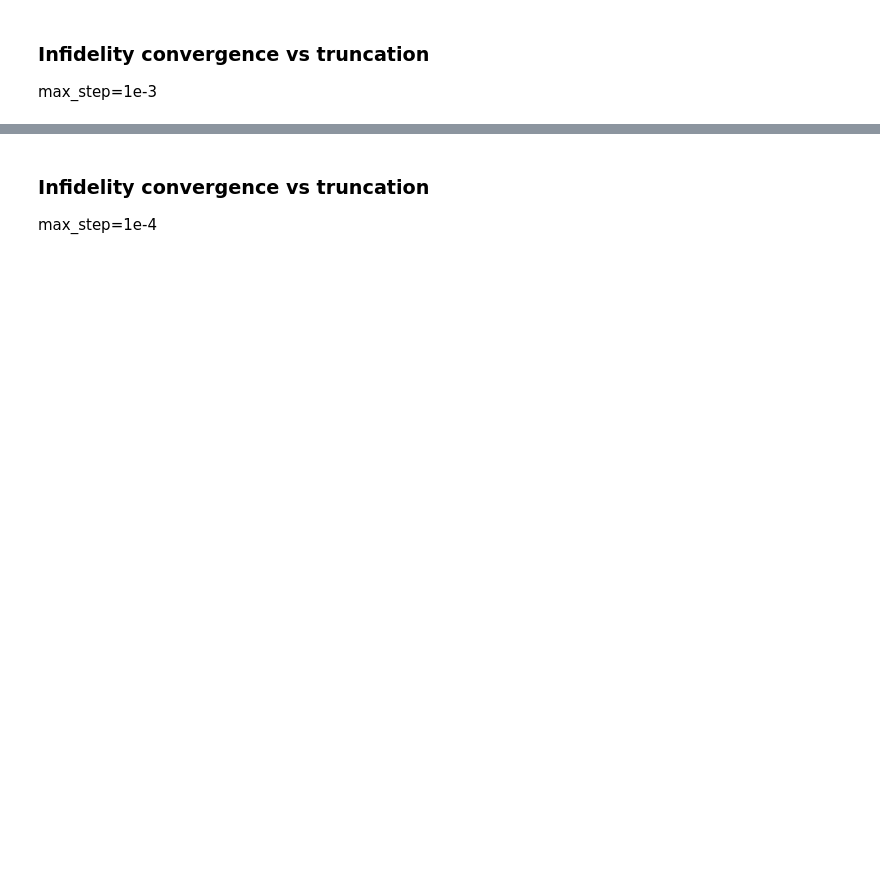
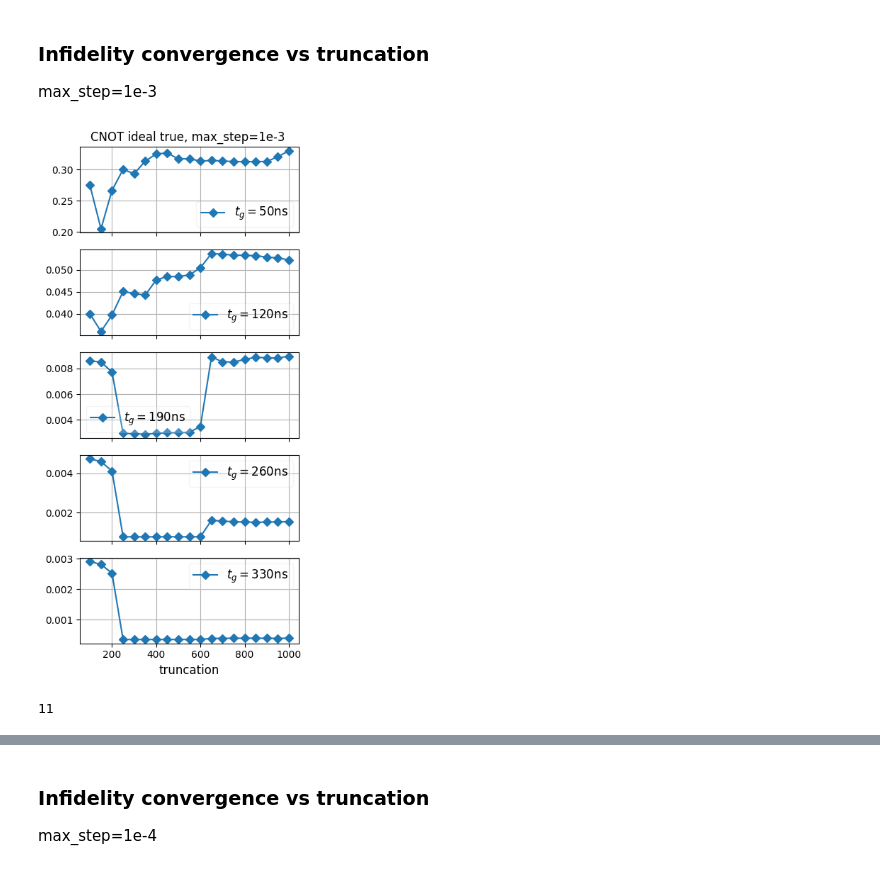
Before and after one commit to Zhenxing2020/two_qubit_gate_for_zero_pi_qubit, a Jupyter notebook: cnot/cnot_fidelity_plot.ipynb, the cells around one changed output, grey strips where cells are left out. Cells and saved outputs as stored; diff of their text form; code cells hidden in the pictures; blank space fills up the shorter version.

```diff
--- a/cnot/cnot_fidelity_plot.ipynb
+++ b/cnot/cnot_fidelity_plot.ipynb
@@ -64,4 +140,50 @@ f_ideal_1000_1e3 = np.array([
 truc = [100, 200, 300, 500, 1000]
 f_ideal_1e3 = np.column_stack((f_ideal_100_1e3, f_ideal_200_1e3, f_ideal_300_1e3,
                                f_ideal_500_1e3, f_ideal_1000_1e3 ))
+# %%
+
+truc_true = np.arange(50, 1001, 50).tolist()
+
+f_true = np.array([
+[-0.26429282, -0.43713196, -0.33346741, -0.40395186, -0.56406677],
+[-0.56083498, -1.39756588, -2.06654575, -2.32358149, -2.53558644],
+[-0.68832975, -1.44331735, -2.07135286, -2.33649479, -2.54997386],
+[-0.57375237, -1.40051849, -2.11258544, -2.38484624, -2.59734758],
+[-0.52239618, -1.34613069, -2.52950154, -3.12089878, -3.45281184],
+[-0.53243597, -1.3502951 , -2.53254044, -3.12167042, -3.45260693],
+[-0.50358979, -1.35416318, -2.53820257, -3.12292448, -3.45276155],
+[-0.48786732, -1.32156795, -2.52929222, -3.12182423, -3.45203114],
+[-0.48556427, -1.31462711, -2.5213821 , -3.12120482, -3.45169124],
+[-0.4986559 , -1.31465354, -2.52158788, -3.12079239, -3.45132927],
+[-0.49792592, -1.31151973, -2.5169221 , -3.12069758, -3.45125532],
+[-0.50349002, -1.29723708, -2.4569114 , -3.12069797, -3.45104067],
+[-0.50199364, -1.27034361, -2.0512982 , -2.79553216, -3.40809315],
+[-0.50325194, -1.27166301, -2.0707022 , -2.80884293, -3.40613756],
+[-0.50426364, -1.27323431, -2.07106566, -2.81420508, -3.4045628 ],
+[-0.50466697, -1.27377939, -2.06128957, -2.82039293, -3.40273174],
+[-0.50440723, -1.27430271, -2.05239012, -2.82339862, -3.40307723],
+[-0.50434535, -1.27701143, -2.0548789 , -2.82042437, -3.4059963 ],
+[-0.49376323, -1.27837803, -2.05513981, -2.81793046, -3.40613685],
+[-0.48115027, -1.28213378, -2.04860114, -2.81334661, -3.40296554]
+])
+# %%
+start = 1
+
+fig, ax = plt.subplots(5, 1, figsize=(4, 8), sharex=True)
+for i in range(5):
+    ax[i].plot(truc_true[start:], 10**f_true[start:,i], 'D-', label=fr'$t_g = {tg_list[i]:.0f}$ns')
+    # ax[i].set_xscale('log')
+    ax[i].grid()
+    legend = ax[i].legend(loc="best", fontsize=12)
+    legend.get_frame().set_alpha(0.2)
+    # ax[i].set_ylabel(fr'$t_g = {params[:,0][i]:.0f}$ns')
+ax[4].set_xlabel('truncation', fontsize=12)
+ax[0].set_title(fr'CNOT ideal true, max_step=1e-3 ', fontsize=12)
+plt.tight_layout()
+# %% [output]
+[figure, added]
+# %%
+truc_true.index(600)
+# %% [output]
+11
 # %%
```
Also changed, not shown: parts of 12 cells of this notebook, 2 other files.
